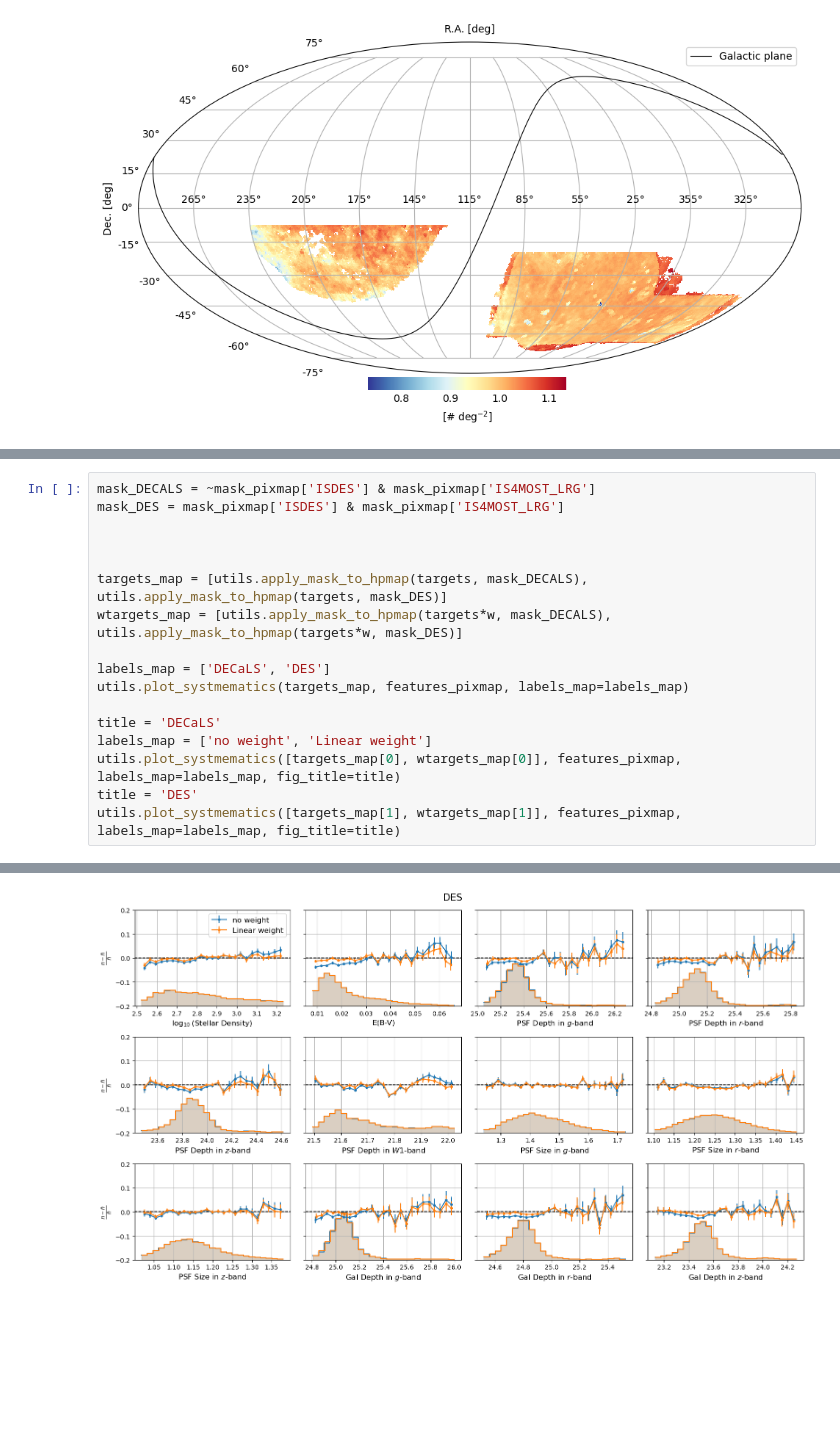
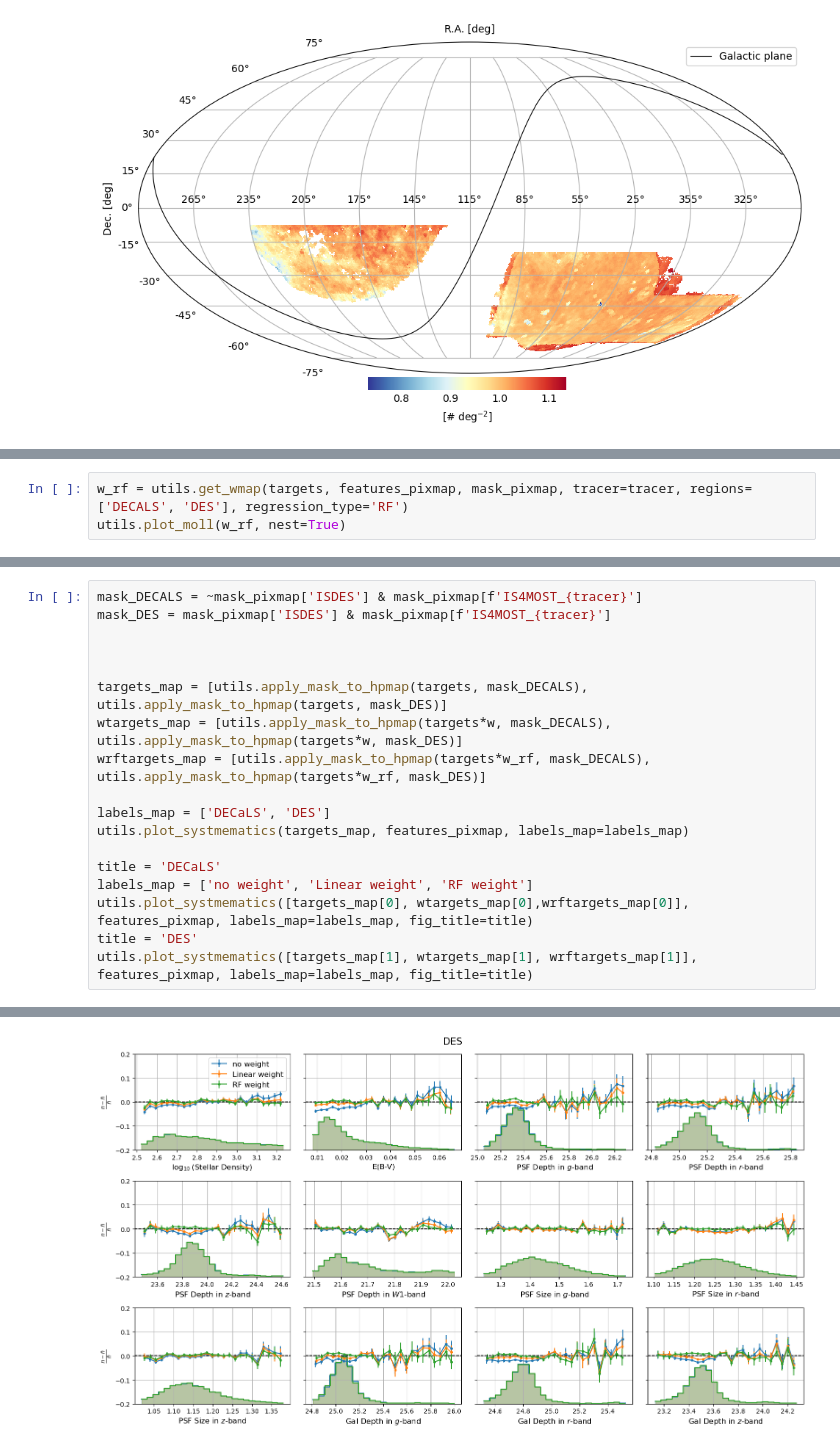
Before and after one commit to 4most-crs/4MOST_CRS_tools, a Jupyter notebook: systematic_regression.ipynb, the cells around one changed output, grey strips where cells are left out. Cells and saved outputs as stored; diff of their text form; blank space fills up the shorter version.

Commit message:
updates sys weights

```diff
--- a/systematic_regression.ipynb
+++ b/systematic_regression.ipynb
@@ -22,0 +49,3 @@ utils.plot_moll(w, nest=True)
+# %%
+w_rf = utils.get_wmap(targets, features_pixmap, mask_pixmap, tracer=tracer, regions=['DECALS', 'DES'], regression_type='RF')
+utils.plot_moll(w_rf, nest=True)
@@ -23,19 +71,20 @@ utils.plot_moll(w, nest=True)
 # %%
-mask_DECALS = ~mask_pixmap['ISDES'] & mask_pixmap['IS4MOST_LRG']
-mask_DES = mask_pixmap['ISDES'] & mask_pixmap['IS4MOST_LRG']
+mask_DECALS = ~mask_pixmap['ISDES'] & mask_pixmap[f'IS4MOST_{tracer}']
+mask_DES = mask_pixmap['ISDES'] & mask_pixmap[f'IS4MOST_{tracer}']
 
 
 
 targets_map = [utils.apply_mask_to_hpmap(targets, mask_DECALS), utils.apply_mask_to_hpmap(targets, mask_DES)]
 wtargets_map = [utils.apply_mask_to_hpmap(targets*w, mask_DECALS), utils.apply_mask_to_hpmap(targets*w, mask_DES)]
+wrftargets_map = [utils.apply_mask_to_hpmap(targets*w_rf, mask_DECALS), utils.apply_mask_to_hpmap(targets*w_rf, mask_DES)]
 
 labels_map = ['DECaLS', 'DES']
 utils.plot_systmematics(targets_map, features_pixmap, labels_map=labels_map)
 
 title = 'DECaLS'
-labels_map = ['no weight', 'Linear weight']
-utils.plot_systmematics([targets_map[0], wtargets_map[0]], features_pixmap, labels_map=labels_map, fig_title=title)
+labels_map = ['no weight', 'Linear weight', 'RF weight']
+utils.plot_systmematics([targets_map[0], wtargets_map[0],wrftargets_map[0]], features_pixmap, labels_map=labels_map, fig_title=title)
 title = 'DES'
-utils.plot_systmematics([targets_map[1], wtargets_map[1]], features_pixmap, labels_map=labels_map, fig_title=title)
+utils.plot_systmematics([targets_map[1], wtargets_map[1], wrftargets_map[1]], features_pixmap, labels_map=labels_map, fig_title=title)
 # %% [output]
 [figure]
@@ -43 +92 @@ utils.plot_systmematics([targets_map[1], wtargets_map[1]], features_pixmap, labe
-[figure, old version]
+[figure, new version]
```
Also changed, not shown: parts of 7 cells of this notebook, 1 other file.
